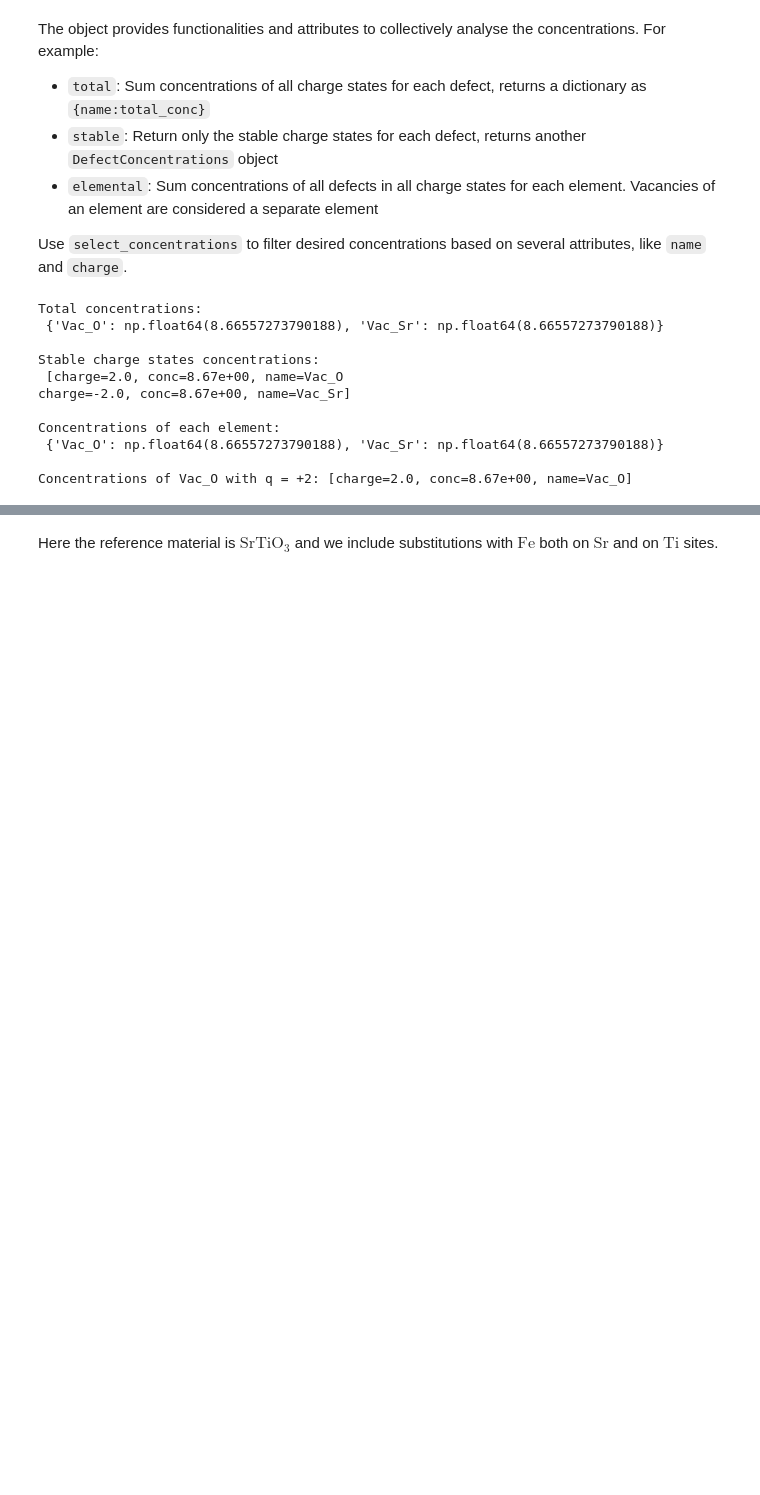
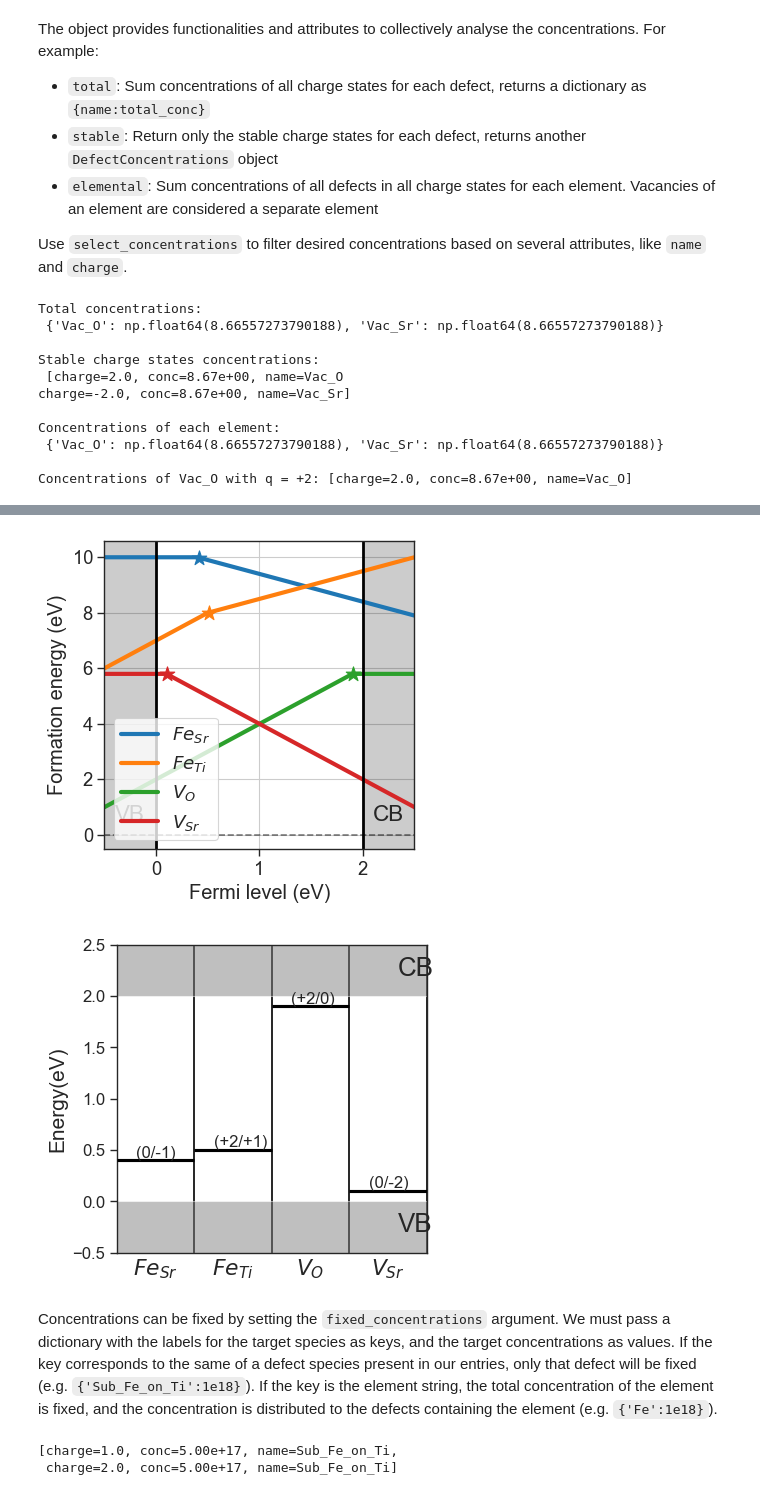
Before and after one commit to lorenzo-villa-hub/defermi, a Jupyter notebook: tutorials/defect_concentrations.ipynb, the cells around one changed output, grey strips where cells are left out. Cells and saved outputs as stored; diff of their text form; code cells hidden in the pictures; blank space fills up the shorter version.

Commit message:
complete concentrations tutorial

```diff
--- a/tutorials/defect_concentrations.ipynb
+++ b/tutorials/defect_concentrations.ipynb
@@ -96,2 +105,20 @@ da
+# %%
+chempots = {'O':-5,'Sr':-2,'Fe':-8.5,'Ti':-8}
+da.plot_formation_energies(chempots,figsize=(4,4));
+da.plot_ctl(figsize=(4,4),fontsize=12);
+# %% [output]
+[figure, added]
+[figure, added]
 # %% [markdown]
- Here the reference material is $\mathrm{SrTiO}_3$ and we include substitutions with $\mathrm{Fe}$ both on $\mathrm{Sr}$ and on $\mathrm{Ti}$ sites.
+Concentrations can be fixed by setting the `fixed_concentrations` argument. We must pass a dictionary with the labels for the target species as keys, and the target concentrations as values. If the key corresponds to the same of a defect species present in our entries, only that defect will be fixed (e.g. `{'Sub_Fe_on_Ti':1e18}`). If the key is the element string, the total concentration of the element is fixed, and the concentration is distributed to the defects containing the element (e.g. `{'Fe':1e18}`).
+# %%
+fixed_concentrations = {'Sub_Fe_on_Ti':1e18} # cm^-3
+conc = da.defect_concentrations(
+                        chemical_potentials=chempots,
+                        temperature=1000,
+                        fermi_level=0.5,
+                        fixed_concentrations=fixed_concentrations)
+conc.select_concentrations(name='Sub_Fe_on_Ti')
+# %% [output]
+[charge=1.0, conc=5.00e+17, name=Sub_Fe_on_Ti,
+ charge=2.0, conc=5.00e+17, name=Sub_Fe_on_Ti]
```
Also changed, not shown: parts of 8 cells of this notebook.
